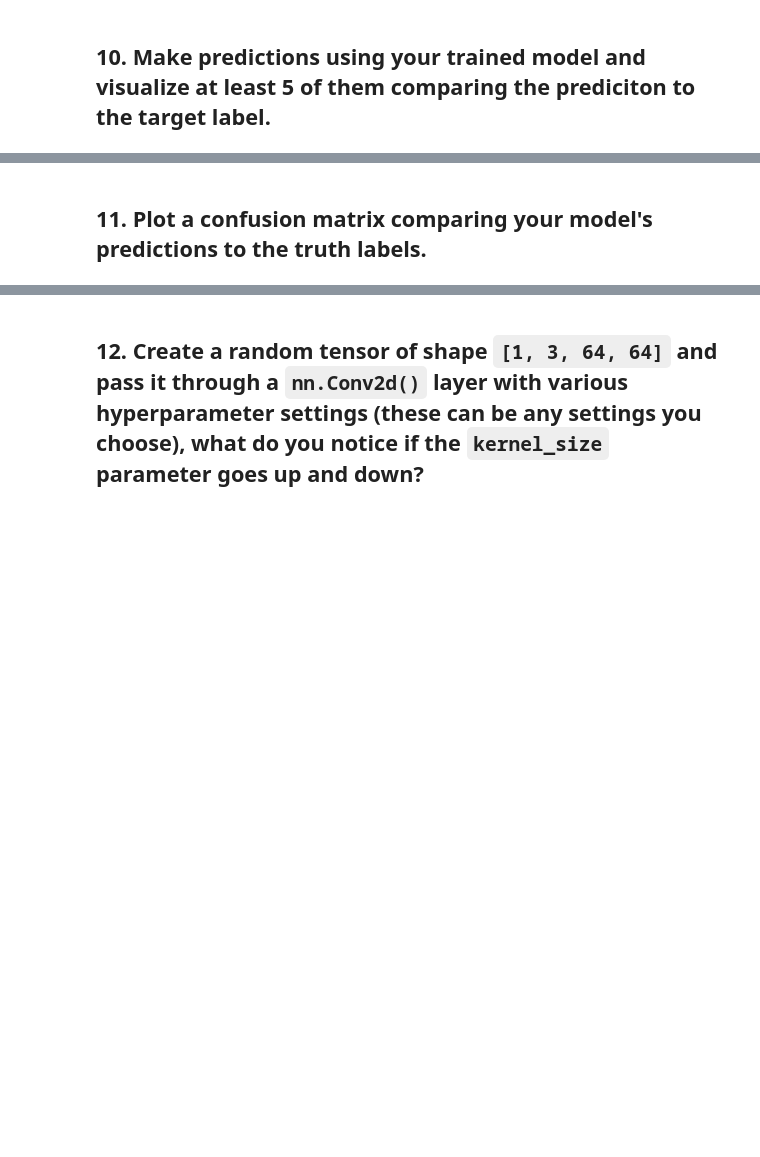
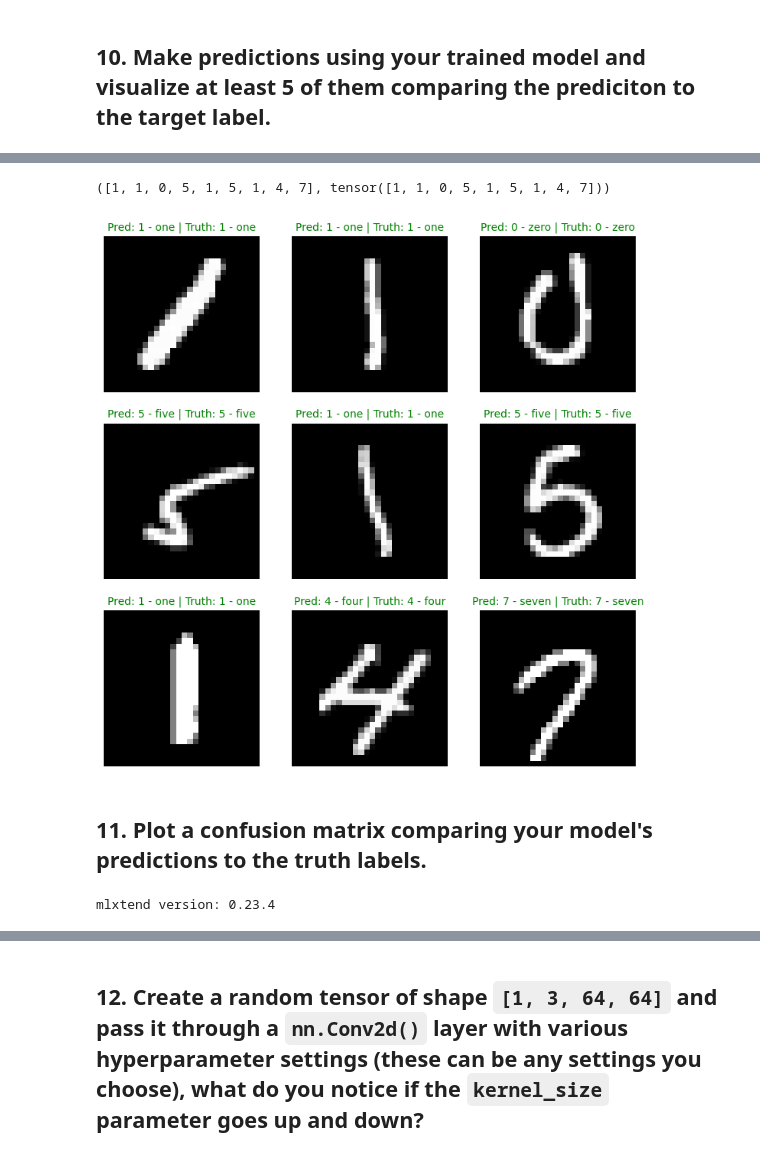
Before and after one commit to Alohadron/PyTorch-for-Deep-Learning-Bootcamp, a Jupyter notebook: extras/exercises/03_pytorch_computer_vision_exercises.ipynb, the cells around one changed output, grey strips where cells are left out. Cells and saved outputs as stored; diff of their text form; code cells hidden in the pictures; blank space fills up the shorter version.

```diff
--- a/extras/exercises/03_pytorch_computer_vision_exercises.ipynb
+++ b/extras/exercises/03_pytorch_computer_vision_exercises.ipynb
@@ -148,8 +132,8 @@ len(train_data.data), len(train_data.targets), len(test_data.data), len(test_dat
 (60000, 60000, 10000, 10000)
 # %%
 # How many classes?
-classes_names = train_data.classes
-classes_names
+class_names = train_data.classes
+class_names
 # %% [output]
 ['0 - zero',
  '1 - one',
@@ -183,7 +167,7 @@ for i in range(1, rows * cols + 1):
   img, label = train_data[random_idx]
   fig.add_subplot(rows, cols, i)
   plt.imshow(img.squeeze(), cmap="gray")
-  plt.title(classes_names[label])
+  plt.title(class_names[label])
   plt.axis(False)
 # %% [output]
 [figure]
@@ -263,7 +247,7 @@ class MNISTModel(nn.Module):
 
 
 torch.manual_seed(42)
-model = MNISTModel(1, 10, output=len(classes_names)).to(device)
+model = MNISTModel(1, 10, output=len(class_names)).to(device)
 model
 # %% [output]
 MNISTModel(
@@ -431,0 +414,10 @@ Train & Test time on cuda: 56.291 seconds
+# %%
+import random
+# random.seed(42)
+test_samples = []
+test_labels = []
+for sample, label in random.sample(list(test_data), k=9):
+  test_samples.append(sample)
+  test_labels.append(label)
+
+print(f"Test sample shape: {test_samples[0].shape}\nTest label: {test_labels[0]} ({class_names[test_labels[0]]})")
@@ -432,2 +457,47 @@ Train & Test time on cuda: 56.291 seconds
+# %%
+test_labels, pred_labels
+# %% [output]
+([1, 1, 0, 5, 1, 5, 1, 4, 7], tensor([1, 1, 0, 5, 1, 5, 1, 4, 7]))
+# %%
+# Plot predictions (fun part:) )
+plt.figure(figsize=(9, 9))
+nrows = 3
+ncols = 3
+for i, sample in enumerate(test_samples):
+  # Create a subplot
+  plt.subplot(nrows, ncols, i+1)
+
+  # PLot the target image
+  plt.imshow(sample.squeeze(), cmap="gray")
+
+  # Find the prediction label in text form
+  pred_label = class_names[pred_labels[i]]
+
+  # Get the truth label in text form
+  truth_label = class_names[test_labels[i]]
+
+  # Create the title text of the plot
+  title_text = f"Pred: {pred_label} | Truth: {truth_label}"
+
+  # Check for equality and change the title colour accordingly
+  if pred_label == truth_label:
+    plt.title(title_text, fontsize=10, c="g") # green text if correct
+  else:
+    plt.title(title_text, fontsize=10, c="r") # red text if wrong
+  plt.axis(False)
+# %% [output]
+[figure, added]
 # %% [markdown]
 ## 11. Plot a confusion matrix comparing your model's predictions to the truth labels.
+# %%
+# See if torchmetrics exists, if not, install it
+try:
+  import torchmetrics, mlxtend
+  print(f"mlxtend version: {mlxtend.__version__}")
+  assert int(mlxtend.__version__.split(".")[1]) >= 19, "mlxtend version should be 0.19.0 or higher"
+except:
+  !pip install -q torchmetrics -U mlxtend
+  import torchmetrics, mlxtend
+  print(f"mlxtend version: {mlxtend.__version__}")
+# %% [output]
+mlxtend version: 0.23.4
```
Also changed, not shown: parts of 16 cells of this notebook.
